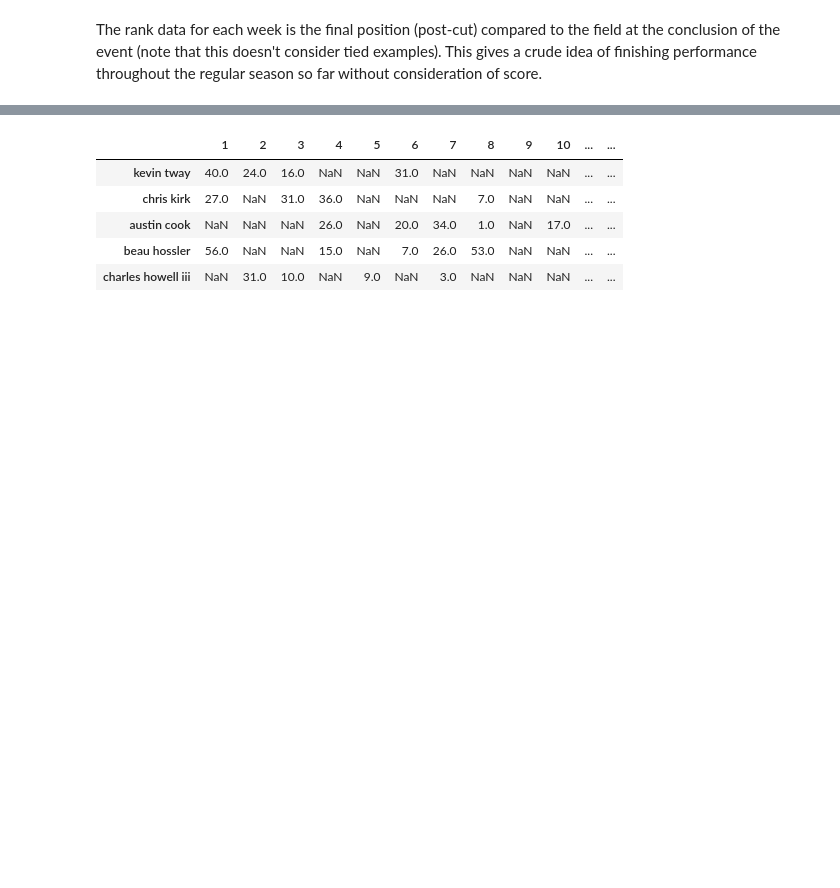
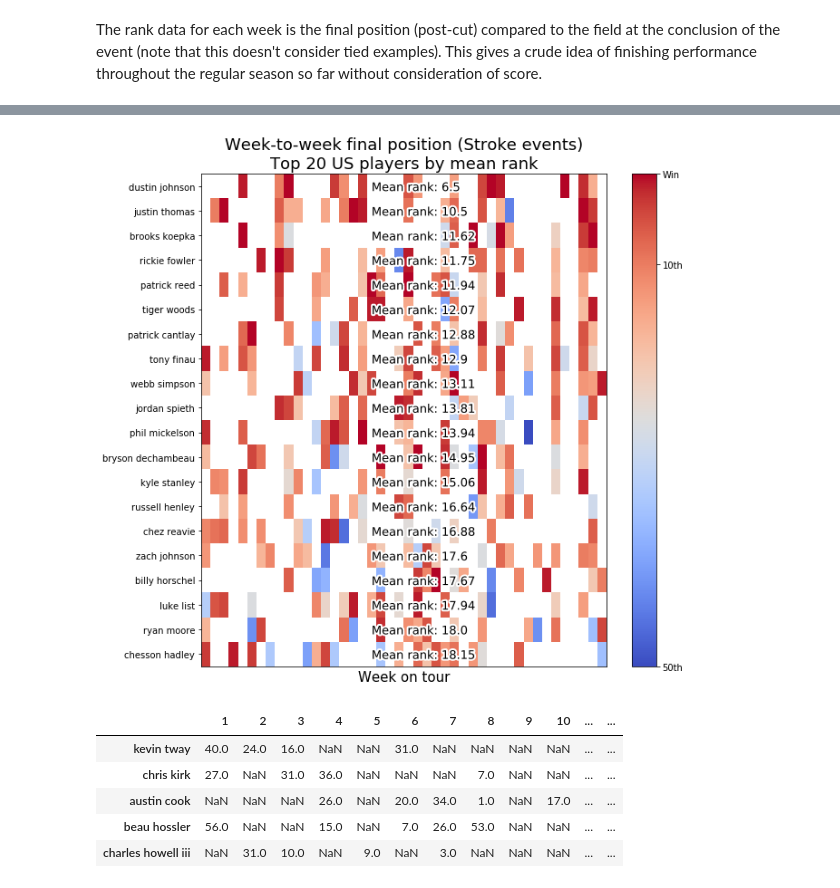
Before and after one commit to jjaco/rydercup2018, a Jupyter notebook: Ryder Cup US picks.ipynb, the cells around one changed output, grey strips where cells are left out. Cells and saved outputs as stored; diff of their text form; code cells hidden in the pictures; blank space fills up the shorter version.

```diff
--- a/Ryder Cup US picks.ipynb
+++ b/Ryder Cup US picks.ipynb
@@ -70,3 +88,32 @@ The rank data for each week is the final position (post-cut) compared to the fie
+# %%
+import matplotlib.patheffects as path_effects
+sorted_leaderboard_ts = leaderboard_ts.sort_values('mean_rank').iloc[:20]
+
+fig, ax = plt.subplots(figsize=(10, 10))
+cax = plt.imshow(sorted_leaderboard_ts[sorted_leaderboard_ts.columns[:-3]],
+           cmap='coolwarm_r', aspect='auto')
+cbar = fig.colorbar(cax, ticks=[1, 10, 50])
+cbar.ax.invert_yaxis()
+cbar.ax.set_yticklabels(["Win", "10th", "50th"])
+
+ax.set_yticks(np.arange(len(sorted_leaderboard_ts.index)))
+ax.set_yticklabels(sorted_leaderboard_ts.index)
+
+ax.set_xticks([])
+ax.set_xlabel("Week on tour", size=15)
+ax.set_title("Week-to-week final position (Stroke events)\nTop 20 US players by mean rank", size=18)
+
+mean_ranks = sorted_leaderboard_ts['mean_rank']
+
+y_steps = np.arange(0.2, 20, 1)
+for mean_rank, y_step in zip(mean_ranks, y_steps):
+    string = "Mean rank: {0}".format(round(mean_rank, 2))
+    ax.text(18, y_step, string, size=13, color='black',
+            path_effects=[path_effects.withStroke(linewidth=4, foreground='w')])
+
+plt.savefig("./top_20_weekly_rank.png", bbox_inches='tight')
+# %% [output]
+[figure, added]
 # %%
 leaderboard_ts.sort_values('cuts', ascending=False).iloc[:5]
 # %% [output]
```
Also changed, not shown: parts of 5 cells of this notebook, 1 other file.
